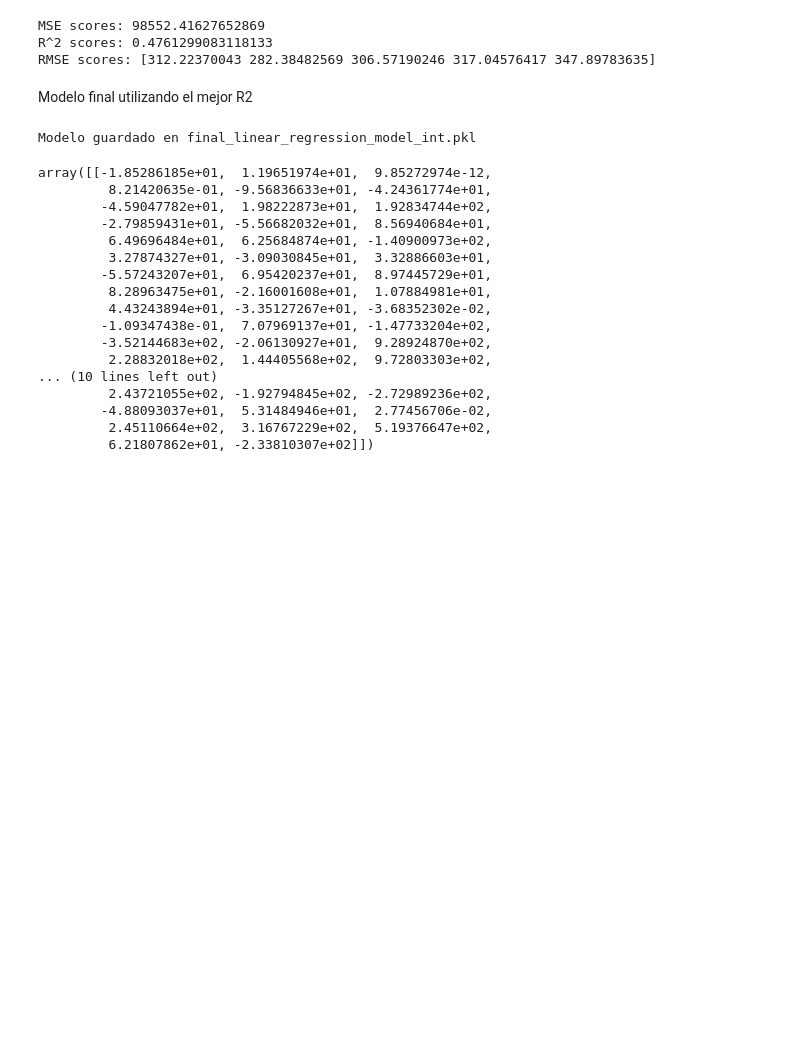
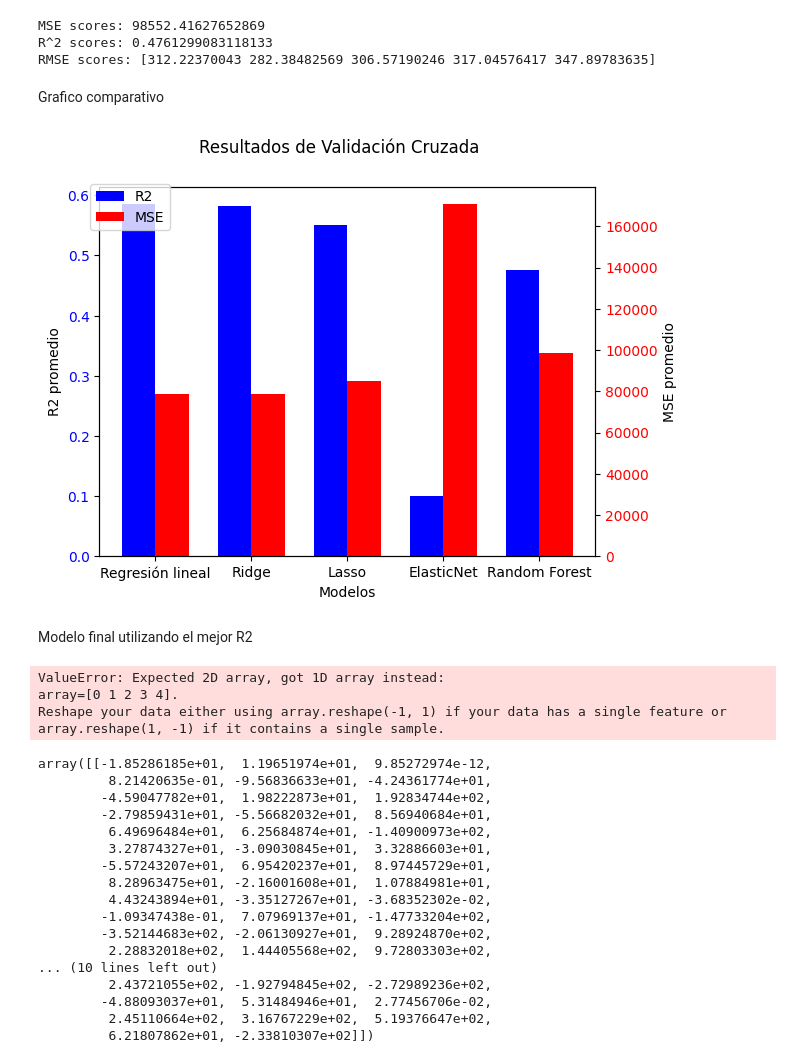
Before and after one commit to AngelaOrtiz918/Arrendamiento, a Jupyter notebook: Modelamiento/Modelamiento_int.ipynb, the cells around one changed output. Saved outputs shown, nothing was run; the diff lists cells and outputs as text; code cells hidden in the pictures; blank space fills up the shorter version.

Commit message:
Ultimas correcciones al modelo

```diff
--- a/Modelamiento/Modelamiento_int.ipynb
+++ b/Modelamiento/Modelamiento_int.ipynb
@@ -323,14 +323,14 @@ scoring = ['neg_mean_squared_error', 'r2']
 scores = cross_validate(elastic_model, x, y, cv=5, scoring=scoring, return_train_score=True)
 
 # Obtener y mostrar los resultados
-mse_scores = -scores['test_neg_mean_squared_error']
-r2_scores = scores['test_r2']
+mse_scores_elastic = -scores['test_neg_mean_squared_error']
+r2_scores_elastic = scores['test_r2']
 
-print("MSE scores:", np.mean(mse_scores))
-print("R^2 scores:", np.mean(r2_scores))
+print("MSE scores:", np.mean(mse_scores_elastic))
+print("R^2 scores:", np.mean(r2_scores_elastic))
 
 # Calcular y mostrar RMSE
-rmse_scores = np.sqrt(mse_scores)
+rmse_scores = np.sqrt(mse_scores_elastic)
 print("RMSE scores:", rmse_scores)
 # %% [output]
 MSE scores: 170719.82039534178
@@ -401,19 +401,65 @@ scoring = ['neg_mean_squared_error', 'r2']
 scores = cross_validate(rf_model, x, y, cv=5, scoring=scoring, return_train_score=True)
 
 # Obtener y mostrar los resultados
-mse_scores = -scores['test_neg_mean_squared_error']
-r2_scores = scores['test_r2']
+mse_scores_rf = -scores['test_neg_mean_squared_error']
+r2_scores_rf = scores['test_r2']
 
-print("MSE scores:", np.mean(mse_scores))
-print("R^2 scores:", np.mean(r2_scores))
+print("MSE scores:", np.mean(mse_scores_rf))
+print("R^2 scores:", np.mean(r2_scores_rf))
 
 # Calcular y mostrar RMSE
-rmse_scores = np.sqrt(mse_scores)
+rmse_scores = np.sqrt(mse_scores_rf)
 print("RMSE scores:", rmse_scores)
 # %% [output]
 MSE scores: 98552.41627652869
 R^2 scores: 0.4761299083118133
 RMSE scores: [312.22370043 282.38482569 306.57190246 317.04576417 347.89783635]
+# %% [markdown]
+Grafico comparativo
+# %%
+import matplotlib.pyplot as plt
+import numpy as np
+
+# Datos de ejemplo
+categorias = ['Regresión lineal', 'Ridge', 'Lasso', 'ElasticNet', 'Random Forest']
+valores1 = [np.mean(r2_scores_rl), np.mean(r2_scores_ridge), np.mean(r2_scores_lasso),
+            np.mean(r2_scores_elastic), np.mean(r2_scores_rf)]
+valores2 = [np.mean(mse_scores_rl), np.mean(mse_scores_ridge), np.mean(mse_scores_lasso),
+            np.mean(mse_scores_elastic), np.mean(mse_scores_rf)]
+
+# Configuración de las barras
+ancho_barras = 0.35  # Ancho de las barras
+x = np.arange(len(categorias))  # Posiciones de las categorías
+
+# Crear el gráfico de barras
+fig, ax1 = plt.subplots()
+
+# Crear el primer conjunto de barras en el primer eje
+barras1 = ax1.bar(x - ancho_barras/2, valores1, ancho_barras, label='R2', color='b')
+ax1.set_xlabel('Modelos')
+ax1.set_ylabel('R2 promedio')
+ax1.tick_params(axis='y', labelcolor='b')
+
+# Crear el segundo eje
+ax2 = ax1.twinx()
+
+# Crear el segundo conjunto de barras en el segundo eje
+barras2 = ax2.bar(x + ancho_barras/2, valores2, ancho_barras, label='MSE', color='r')
+ax2.set_ylabel('MSE promedio')
+ax2.tick_params(axis='y', labelcolor='r')
+
+# Añadir etiquetas y título
+ax1.set_xticks(x)
+ax1.set_xticklabels(categorias)
+fig.suptitle('Resultados de Validación Cruzada')
+
+# Añadir leyendas
+fig.legend(loc='upper left', bbox_to_anchor=(0.1,0.9))
+
+# Mostrar el gráfico
+plt.show()
+# %% [output]
+[figure, added]
 # %% [markdown]
 Modelo final utilizando el mejor R2
 # %%
@@ -429,7 +475,9 @@ joblib.dump(modelo_final, joblib_file)
 
 print(f"Modelo guardado en {joblib_file}")
 # %% [output]
-Modelo guardado en final_linear_regression_model_int.pkl
+ValueError: Expected 2D array, got 1D array instead:
+array=[0 1 2 3 4].
+Reshape your data either using array.reshape(-1, 1) if your data has a single feature or array.reshape(1, -1) if it contains a single sample.
 # %%
 modelo_final.coef_
 # %% [output]
```
Also changed, not shown: parts of 7 cells of this notebook, 3 other files.
